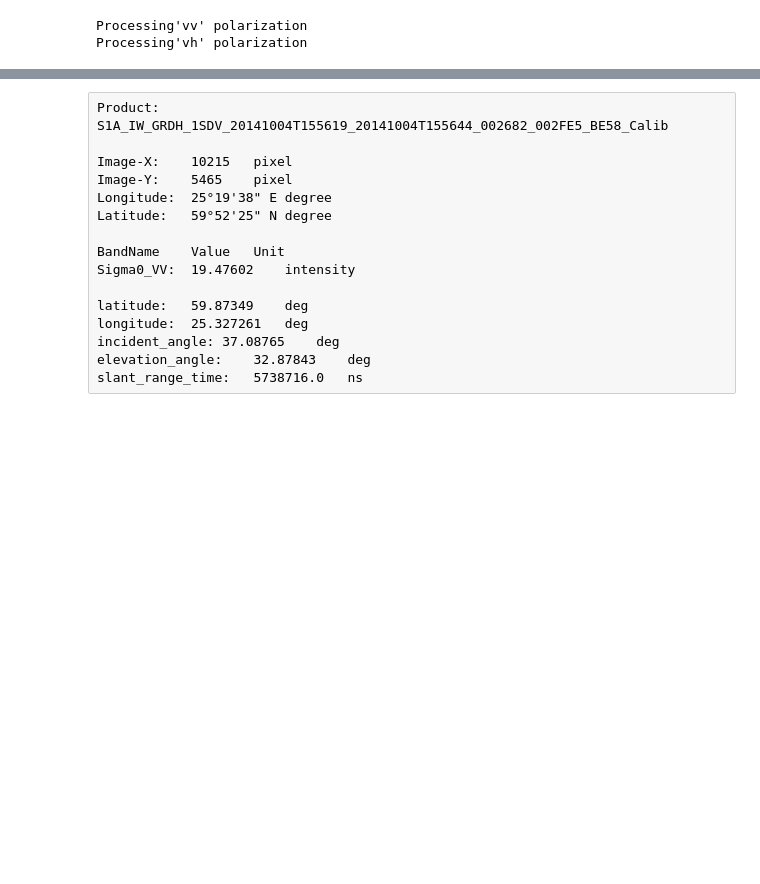
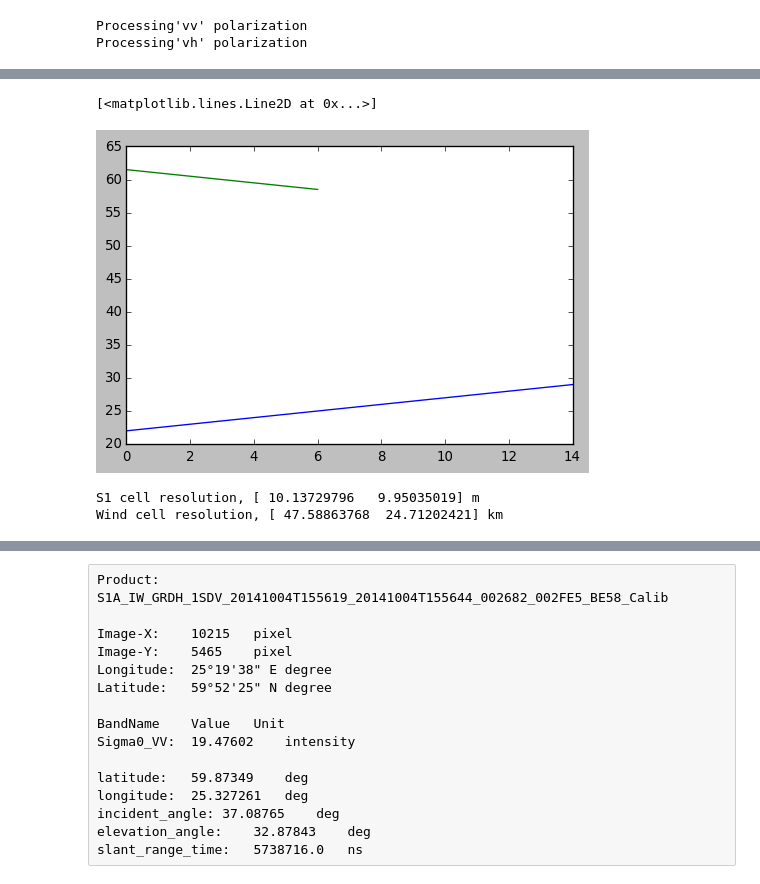
Before and after one commit to magican/PySOL, a Jupyter notebook: notebooks/Sentinel-1/0.0.0.Sentinel-1_sar_test.ipynb, the cells around one changed output, grey strips where cells are left out. Saved outputs shown, nothing was run; the diff lists cells and outputs as text; code cells hidden in the pictures; blank space fills up the shorter version.

```diff
--- a/notebooks/Sentinel-1/0.0.0.Sentinel-1_sar_test.ipynb
+++ b/notebooks/Sentinel-1/0.0.0.Sentinel-1_sar_test.ipynb
@@ -39,2 +41,18 @@ __modified__ = datetime.datetime(2014, 11, 07)
 __version__  = "1.0"
 __status__   = "Development"
+# %%
+from math import atan
+
+def windDirection(u, v):
+    U = u.ravel()
+    V = v.ravel()
+    direction = zeros(size(U))
+    for i in range(0, len(U)):
+        if U[i] >= 0 and V[i] > 0: direction[i] = ((180 / pi) * atan(abs(U[i] / V[i])) + 180)
+        if U[i] < 0 and V[i] > 0: direction[i] = (-(180 / pi) * atan(abs(U[i] / V[i])) + 180)
+        if U[i] >= 0 and V[i] < 0: direction[i] = (-(180 / pi) * atan(abs(U[i] / V[i])) + 360)
+        if U[i] < 0 and V[i] < 0: direction[i] = ((180 / pi) * atan(abs(U[i] / V[i])))
+        if V[i] == 0 and U[i] > 0: direction[i] = 270
+        if V[i] == 0 and U[i] < 0: direction[i] = 90
+        if V[i] == 0 and U[i] == 0: direction[i] = 0
+    return reshape(direction, v.shape)
@@ -293,0 +414,11 @@ plt.title(polarization[1])
+# %%
+# Adding Model wind
+
+p = polarization[0]
+
+startTime = datetime.datetime.strptime(\
+                              manifest['xfdu:XFDU']['metadataSection']['metadataObject'][12]\
+                              ['metadataWrap']['xmlData']['safe:acquisitionPeriod']['safe:startTime'],\
+                              "%Y-%m-%dT%H:%M:%S.%f")
+
+ncepGFSmodelWind = ncepGFSmodel(startTime, lats_2[p], lons_2[p])
@@ -293,0 +453,27 @@ plt.title(polarization[1])
+# %%
+plt.close('all')
+plt.plot(ncepGFSmodelWind['lons_wind'][0,:])
+plt.plot(ncepGFSmodelWind['lats_wind'][:,0])
+# %% [output]
+[<matplotlib.lines.Line2D at 0x...>]
+[figure, added]
+# %%
+# Reprojecting data
+
+import pyresample as pr
+from pyproj import Proj
+import distancelib
+
+# Pixel resolution
+# we use pxlResWind/pxlResSAR for further pyresample radius_of_influence and sigmas
+pxlResWind = asarray(distancelib.getPixelResolution(ncepGFSmodelWind['lats_wind'], \
+                                                    ncepGFSmodelWind['lons_wind'], \
+                                                    ncepGFSmodelWind['lons_wind'].shape, 'km'))
+pxlResSAR  = asarray(distancelib.getPixelResolution(lats_2[p], lons_2[p], lons_2[p].shape, 'km'))*1e3
+
+# Note pxlResWind is in KM, multiply by 1e3 for meters
+print "S1 cell resolution, %s m"  % pxlResSAR
+print "Wind cell resolution, %s km" % pxlResWind
+# %% [output]
+S1 cell resolution, [ 10.13729796   9.95035019] m
+Wind cell resolution, [ 47.58863768  24.71202421] km
```
Also changed, not shown: parts of 15 cells of this notebook, 1 other file.
